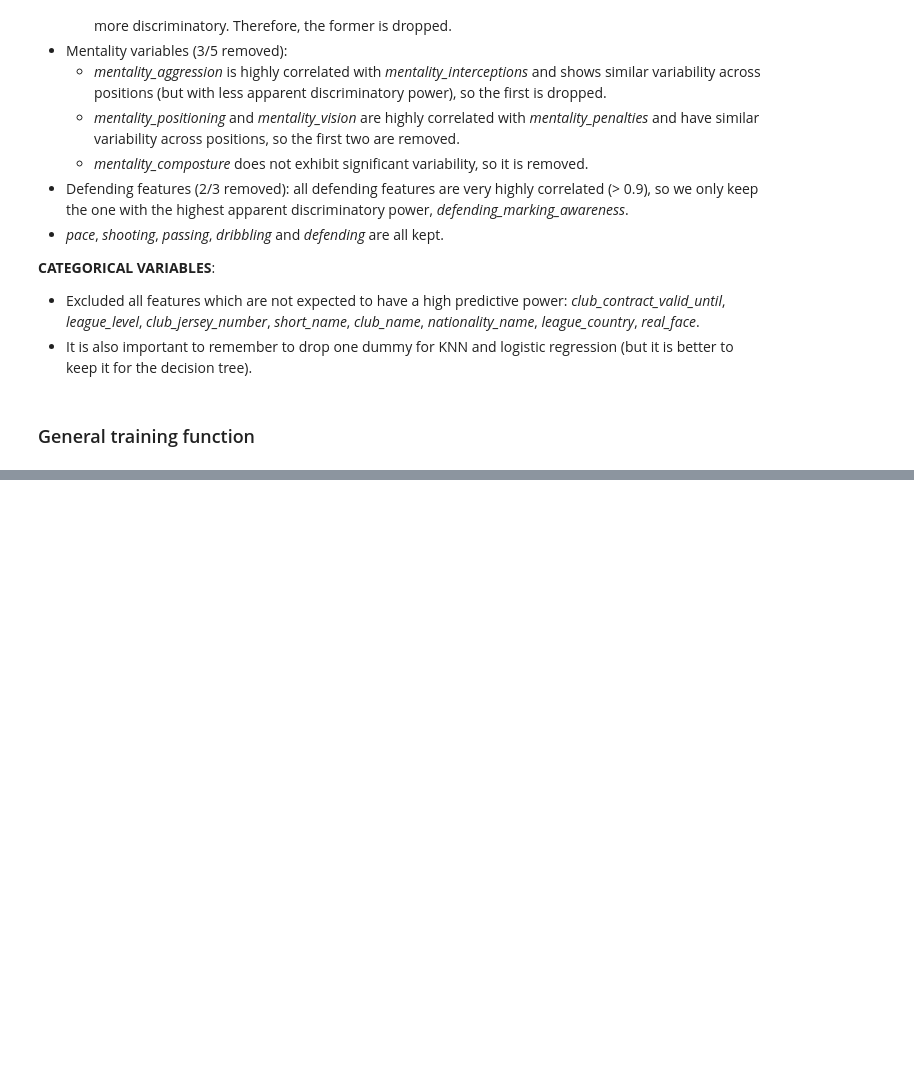
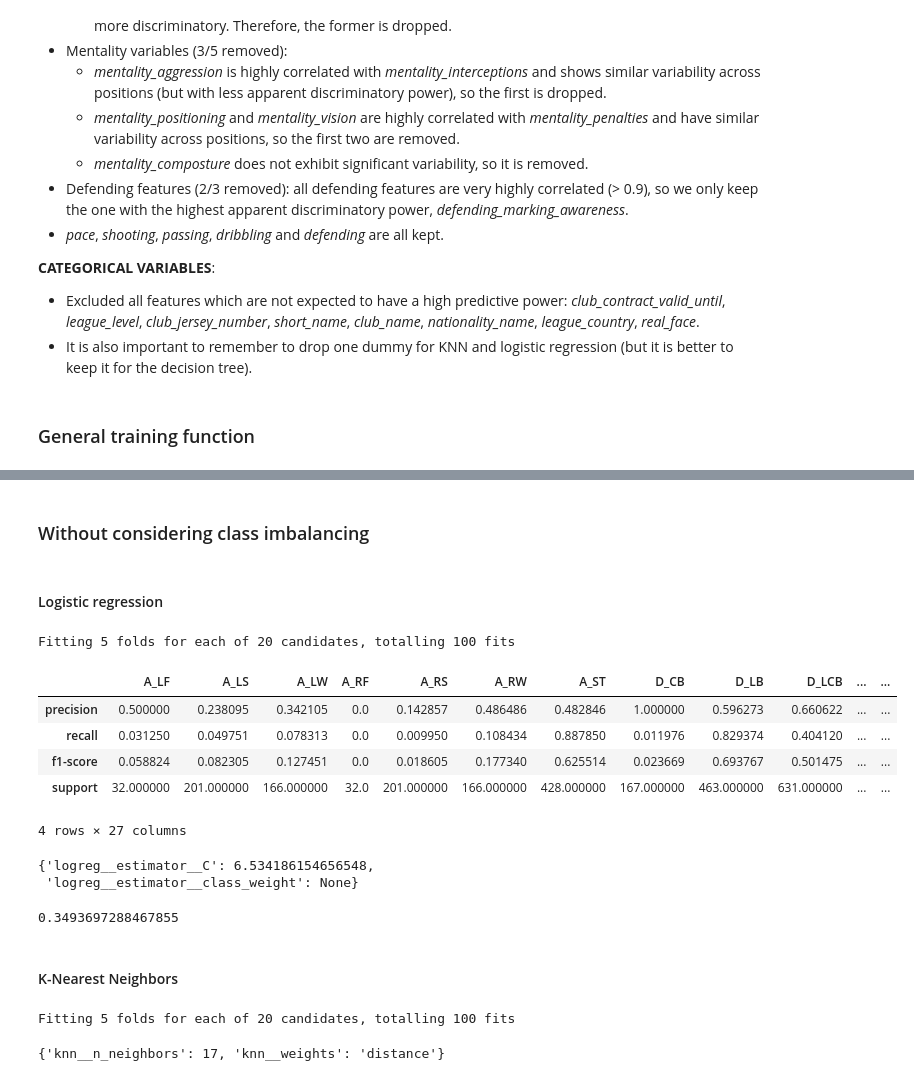
Before and after one commit to simonvellin/football_position_prediction, a Jupyter notebook: pablo/3_feature_selection_and_evaluation.ipynb, the cells around one changed output, grey strips where cells are left out. Cells and saved outputs as stored; diff of their text form; code cells hidden in the pictures; blank space fills up the shorter version.

```diff
--- a/pablo/3_feature_selection_and_evaluation.ipynb
+++ b/pablo/3_feature_selection_and_evaluation.ipynb
@@ -265,9 +262,9 @@ numerical_features = [
     'physic', 'age', 'height_weight_ratio'
 ]
 
-# List of categorical ordinal features (4 in total)
+# List of categorical ordinal features (3 in total)
 categorical_ordinal_features = [
-    'weak_foot', 'skill_moves', 'international_reputation', 'work_rate'
+    'weak_foot', 'skill_moves', 'international_reputation'
 ]
 
 # List of categorical nominal features (11 in total)
@@ -287,10 +284,10 @@ categorical_nominal_features = [
     'work_rate_Medium/Medium'
 ]
 
-# Complete list of categorical features (with all dummies, for decision trees) (37 features)
+# Complete list of categorical features (with all dummies, for decision trees) (36 features)
 categorical_features_all_dummies = categorical_nominal_features_all_dummies + categorical_ordinal_features
 
-# Complete list of categorical features (with k-1 dummies, for KNN and logistic regresion) (35 features)
+# Complete list of categorical features (with k-1 dummies, for KNN and logistic regresion) (34 features)
 categorical_features = categorical_nominal_features + categorical_ordinal_features
 # %% [markdown]
 ### General training function
@@ -1800,9 +293,0 @@ To increase readability, we can convert this into a loop:
-# %%
-groups_categorical_vars = []
-# For every categorical variable in the list (i)
-for i in range(0, len(categorical_cols_v3)):
-    # For every number of unique categories (-1) in the categorical variable
-    for j in range(1, df_v3[categorical_cols_v3[i]].nunique(dropna = True)):
-        groups_categorical_vars.append(i + 1)
-
-groups_categorical_vars
@@ -1813,16 +293,0 @@ Finally, we should define the group so that one list builds on top of the other,
-# %%
-# First, we initialize the list with the groups for numerical variables
-groups = [x for x in range(1, len(numerical_cols_v3) + 1)]
-
-# Then, we add to the groups list the boolean variables
-groups = groups + [x + len(groups) for x in range(1, len(boolean_cols_v3) + 1)]
-
-# Finally, we add to the groups list the categorical variables
-# We save the initial length of the groups list in each iteration here, so that
-# the length does not change when we add one more for each category below
-start_cat_index = len(groups) + 1
-for i, col in enumerate(categorical_cols_v3):
-    unique_count = df_v3[col].nunique(dropna=True)  # Get the number of unique categories
-    groups.extend([start_cat_index + i] * (unique_count - 1))  # Assign the same group ID to each unique category
-
-groups
@@ -2822,0 +518,44 @@ Lasted for 5 mins and 20 seconds.
+# %% [markdown]
+### Without considering class imbalancing
+# %% [markdown]
+#### Logistic regression
+# %%
+df_report_logreg, best_params_logreg, f1_w_logreg = baseline_models(
+    df = dfv1, numerical_features = numerical_features, categorical_features = categorical_features,
+    model = LogisticRegression, target = 'position_grouped', n_hyper_comb = 20, n_folds = 5, num_imputer = "median",
+    goalkeeper_label = "G_GK"
+    )
+# %% [output]
+Fitting 5 folds for each of 20 candidates, totalling 100 fits
+# %%
+df_report_logreg
+# %% [output]
+|  | A_LF | A_LS | A_LW | A_RF | A_RS | A_RW | A_ST | D_CB | D_LB | D_LCB | ... | ... |
+| precision | 0.500000 | 0.238095 | 0.342105 | 0.0 | 0.142857 | 0.486486 | 0.482846 | 1.000000 | 0.596273 | 0.660622 | ... | ... |
+| recall | 0.031250 | 0.049751 | 0.078313 | 0.0 | 0.009950 | 0.108434 | 0.887850 | 0.011976 | 0.829374 | 0.404120 | ... | ... |
+| f1-score | 0.058824 | 0.082305 | 0.127451 | 0.0 | 0.018605 | 0.177340 | 0.625514 | 0.023669 | 0.693767 | 0.501475 | ... | ... |
+| support | 32.000000 | 201.000000 | 166.000000 | 32.0 | 201.000000 | 166.000000 | 428.000000 | 167.000000 | 463.000000 | 631.000000 | ... | ... |
+4 rows × 27 columns
+# %%
+best_params_logreg
+# %% [output]
+{'logreg__estimator__C': 6.534186154656548,
+ 'logreg__estimator__class_weight': None}
+# %%
+f1_w_logreg
+# %% [output]
+0.3493697288467855
+# %% [markdown]
+#### K-Nearest Neighbors
+# %%
+best_params_knn, f1_w_knn = baseline_models(
+    df = dfv1, numerical_features = numerical_features, categorical_features = categorical_features,
+    model = KNeighborsClassifier, target = 'position_grouped', n_hyper_comb = 20, n_folds = 5, num_imputer = "median",
+    goalkeeper_label = "G_GK"
+    )
+# %% [output]
+Fitting 5 folds for each of 20 candidates, totalling 100 fits
+# %%
+best_params_knn
+# %% [output]
+{'knn__n_neighbors': 17, 'knn__weights': 'distance'}
```
Also changed, not shown: parts of 185 cells of this notebook, 4 other files.
